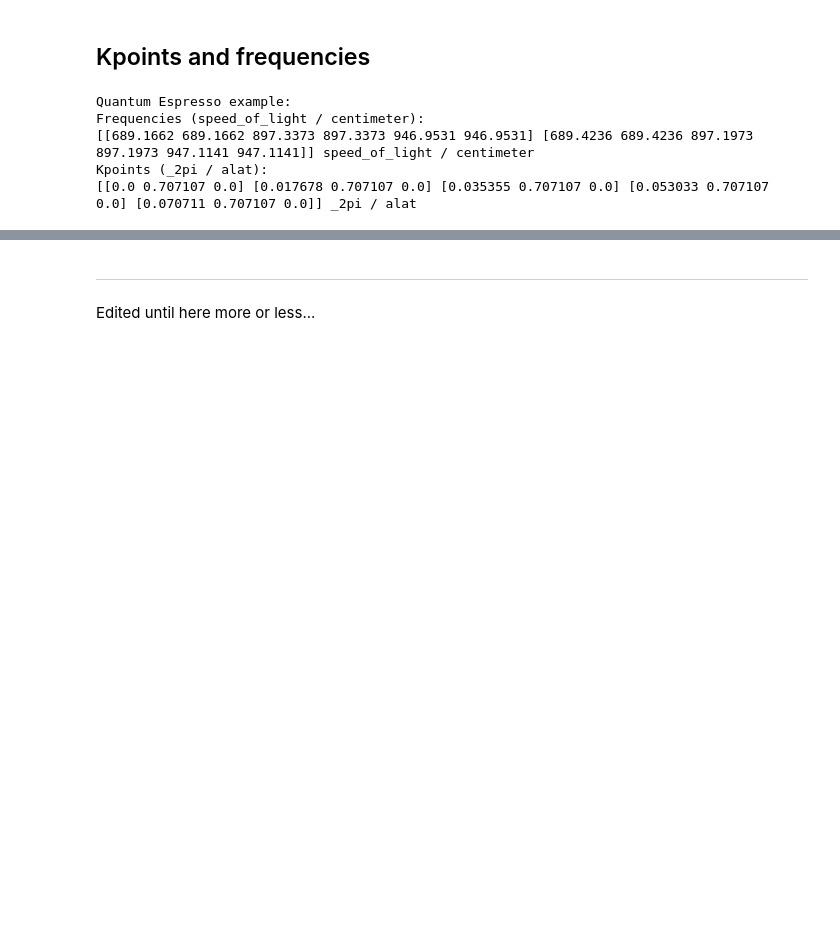
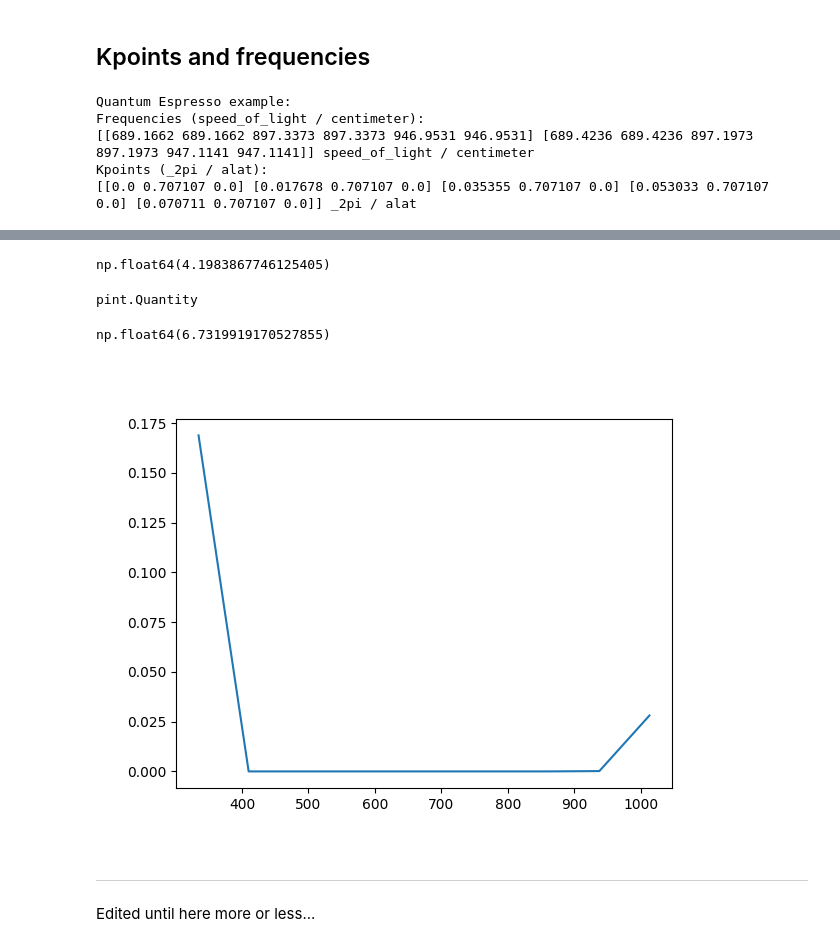
Before and after one commit to Lattay/YAIV, a Jupyter notebook: yaiv/dev/todo/Tutorial/grep.ipynb, the cells around one changed output, grey strips where cells are left out. Drawn from its saved outputs; the diff is of its cells as text; code cells hidden in the pictures; blank space fills up the shorter version.

```diff
--- a/yaiv/dev/todo/Tutorial/grep.ipynb
+++ b/yaiv/dev/todo/Tutorial/grep.ipynb
@@ -198,0 +255,4 @@ Kpoints (_2pi / alat):
+# %%
+np.sum(F.DOS.DOS)
+# %% [output]
+np.float64(4.1983867746125405)
@@ -199,3 +261,20 @@ Kpoints (_2pi / alat):
+# %%
+X,DOS=ut.density_of_states(F.eigenvalues)
+# %%
+type(X)
+# %% [output]
+pint.Quantity
+# %%
+
+np.sum(DOS)
+# %% [output]
+np.float64(6.7319919170527855)
+# %%
+plt.figure()
+plt.plot(X,DOS)
+plt.show()
+# %% [output]
+[figure, added]
 # %% [markdown]
 ---
 Edited until here more or less...
```
Also changed, not shown: parts of 13 cells of this notebook, 6 other files.
